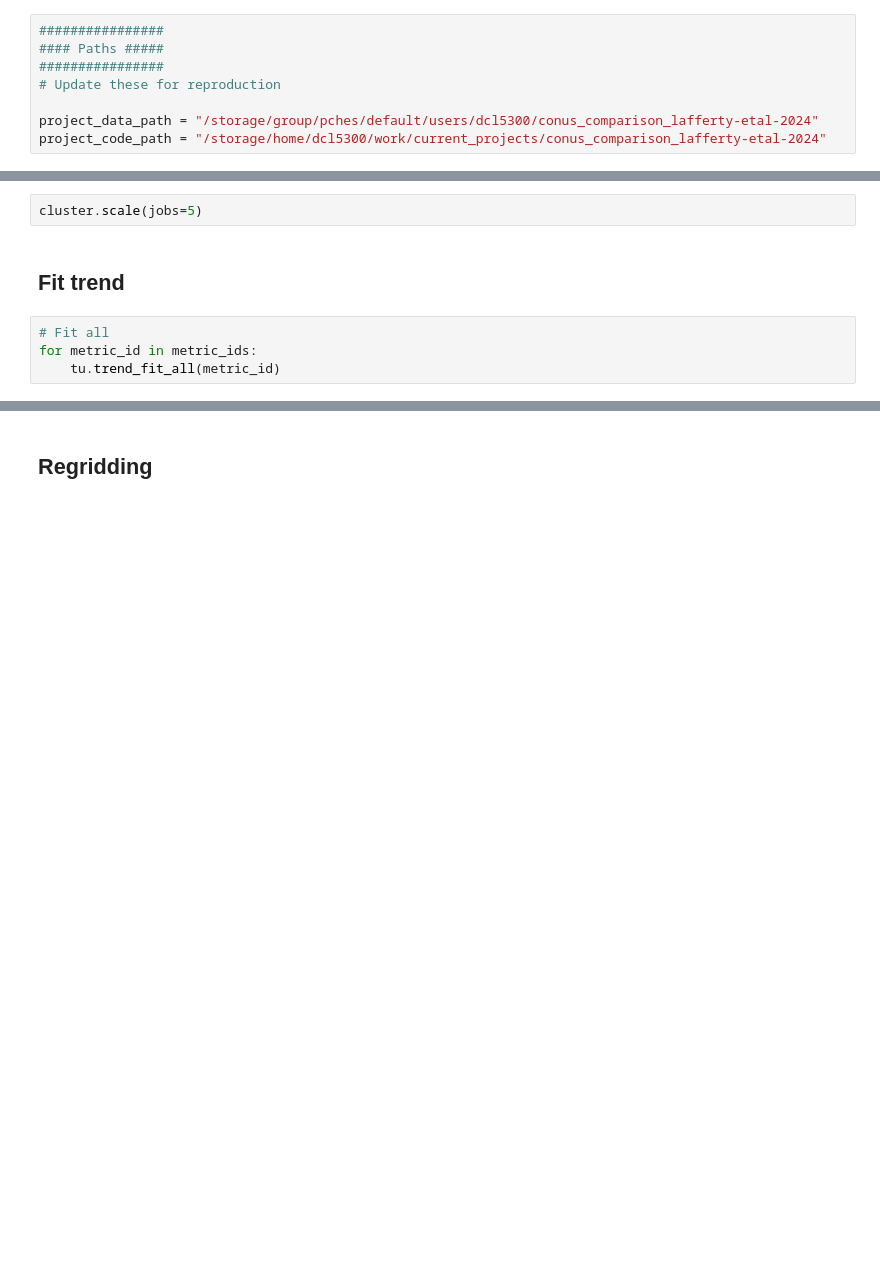
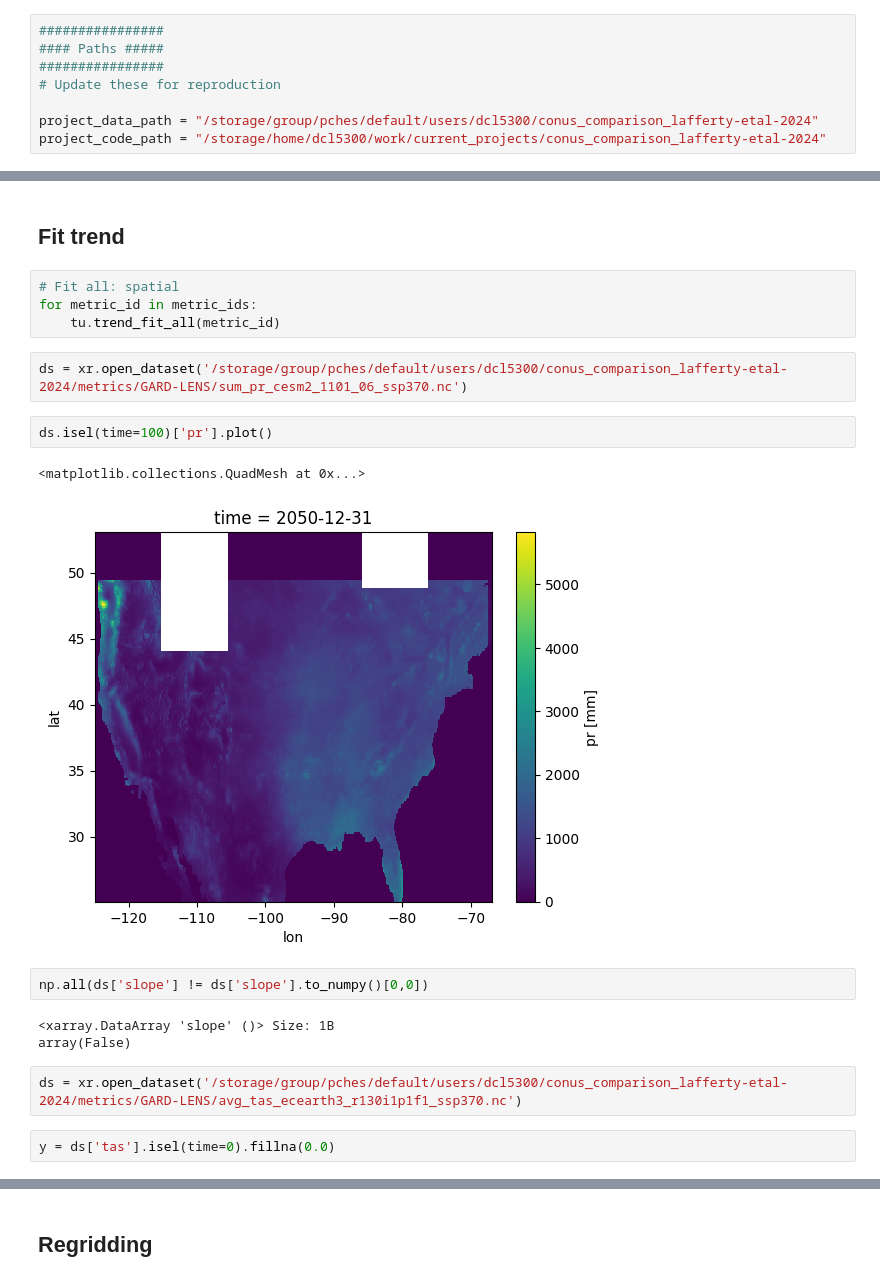
Before and after one commit to david0811/conus_comparison_lafferty-etal-2024, a Jupyter notebook: scripts/02c_trends.ipynb, the cells around one changed output, grey strips where cells are left out. Cells and saved outputs as stored; diff of their text form; blank space fills up the shorter version.

```diff
--- a/scripts/02c_trends.ipynb
+++ b/scripts/02c_trends.ipynb
@@ -54,11 +54,25 @@ Scheduler-26717b4e-8723-4fbb-b6d0-6e75a97bb8b8
 | Dashboard: /proxy/8787/status | Total threads: 0 |
 | Started: Just now | Total memory: 0 B |
 Workers
-# %%
-cluster.scale(jobs=5)
 # %% [markdown]
 ## Fit trend
 # %%
-# Fit all
+# Fit all: spatial
 for metric_id in metric_ids:
     tu.trend_fit_all(metric_id)
+# %%
+ds = xr.open_dataset('/storage/group/pches/default/users/dcl5300/conus_comparison_lafferty-etal-2024/metrics/GARD-LENS/sum_pr_cesm2_1101_06_ssp370.nc')
+# %%
+ds.isel(time=100)['pr'].plot()
+# %% [output]
+<matplotlib.collections.QuadMesh at 0x...>
+[figure, added]
+# %%
+np.all(ds['slope'] != ds['slope'].to_numpy()[0,0])
+# %% [output]
+<xarray.DataArray 'slope' ()> Size: 1B
+array(False)
+# %%
+ds = xr.open_dataset('/storage/group/pches/default/users/dcl5300/conus_comparison_lafferty-etal-2024/metrics/GARD-LENS/avg_tas_ecearth3_r130i1p1f1_ssp370.nc')
+# %%
+y = ds['tas'].isel(time=0).fillna(0.0)
```
Also changed, not shown: parts of 5 cells of this notebook, 17 other files.
